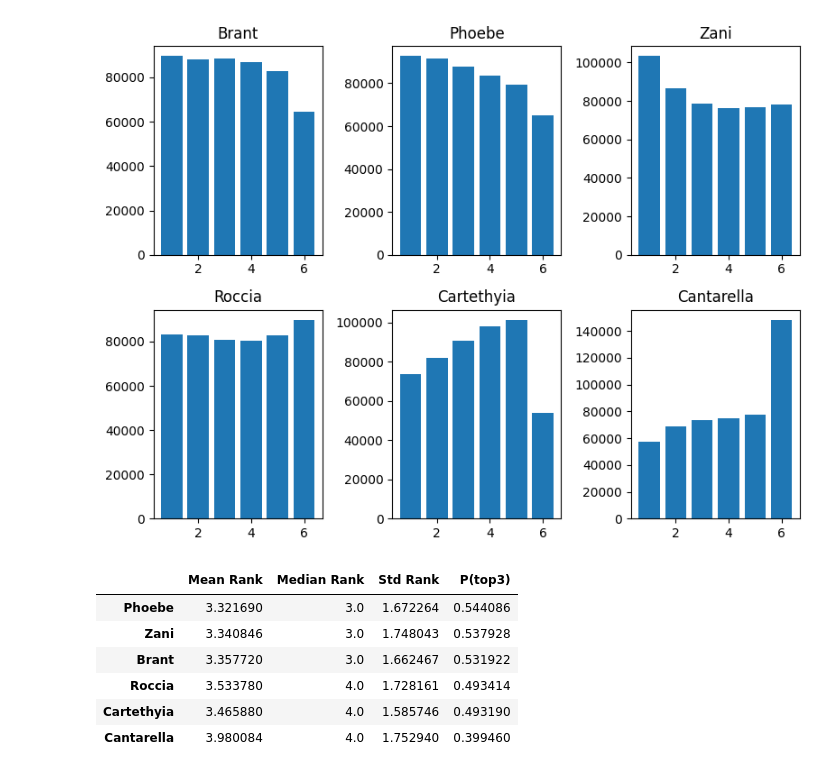
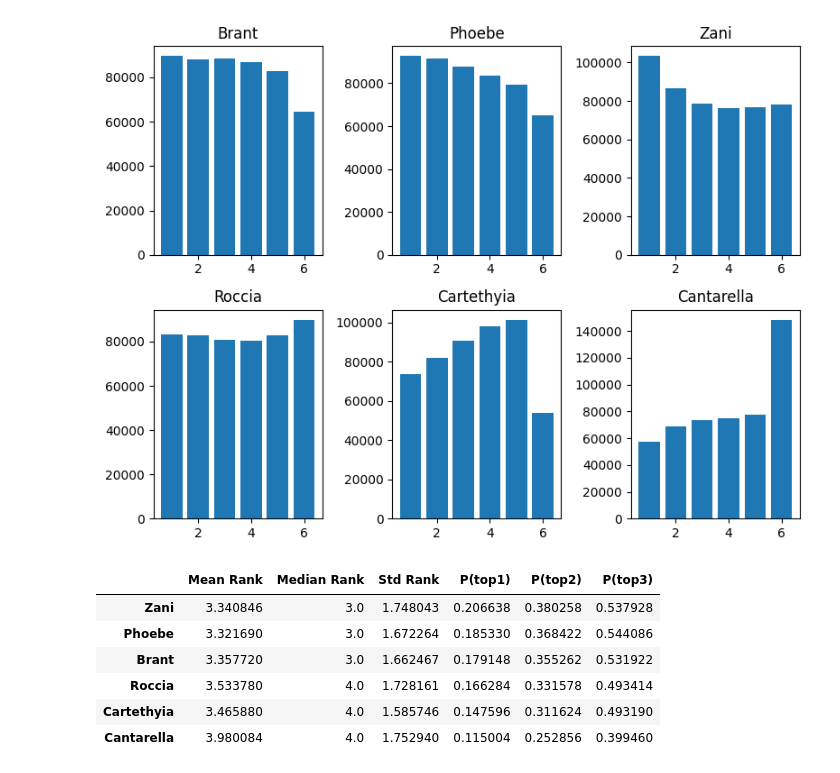
Before and after one commit to hansen-young/wuwa-cubie-derby, a Jupyter notebook: Notebook.ipynb, the cells around one changed output. Saved outputs shown, nothing was run; the diff lists cells and outputs as text; code cells hidden in the pictures.

Commit message:
feat: add top1 and top2 metrics in analysis

```diff
--- a/Notebook.ipynb
+++ b/Notebook.ipynb
@@ -34,21 +32,23 @@ plt.show()
 # %%
 analysis = {}
 
 for char, ranks in data.items():
     ranks = np.array(ranks)
     analysis[char] = {
         "Mean Rank": np.mean(ranks),
         "Median Rank": np.median(ranks),
         "Std Rank": np.std(ranks),
+        "P(top1)": np.sum(ranks <= 1) / len(ranks),
+        "P(top2)": np.sum(ranks <= 2) / len(ranks),
         "P(top3)": np.sum(ranks <= 3) / len(ranks)
     }
 
-pd.DataFrame(analysis).T.sort_values(by="P(top3)", ascending=False)
+pd.DataFrame(analysis).T.sort_values(by="P(top1)", ascending=False)
 # %% [output]
-|  | Mean Rank | Median Rank | Std Rank | P(top3) |
-| Phoebe | 3.321690 | 3.0 | 1.672264 | 0.544086 |
-| Zani | 3.340846 | 3.0 | 1.748043 | 0.537928 |
-| Brant | 3.357720 | 3.0 | 1.662467 | 0.531922 |
-| Roccia | 3.533780 | 4.0 | 1.728161 | 0.493414 |
-| Cartethyia | 3.465880 | 4.0 | 1.585746 | 0.493190 |
-| Cantarella | 3.980084 | 4.0 | 1.752940 | 0.399460 |
+|  | Mean Rank | Median Rank | Std Rank | P(top1) | P(top2) | P(top3) |
+| Zani | 3.340846 | 3.0 | 1.748043 | 0.206638 | 0.380258 | 0.537928 |
+| Phoebe | 3.321690 | 3.0 | 1.672264 | 0.185330 | 0.368422 | 0.544086 |
+| Brant | 3.357720 | 3.0 | 1.662467 | 0.179148 | 0.355262 | 0.531922 |
+| Roccia | 3.533780 | 4.0 | 1.728161 | 0.166284 | 0.331578 | 0.493414 |
+| Cartethyia | 3.465880 | 4.0 | 1.585746 | 0.147596 | 0.311624 | 0.493190 |
+| Cantarella | 3.980084 | 4.0 | 1.752940 | 0.115004 | 0.252856 | 0.399460 |
```
Also changed, not shown: parts of 1 cell of this notebook.
